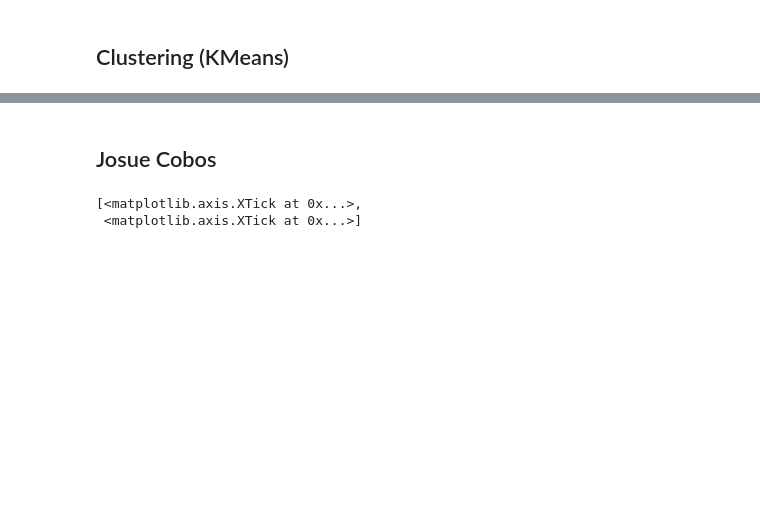
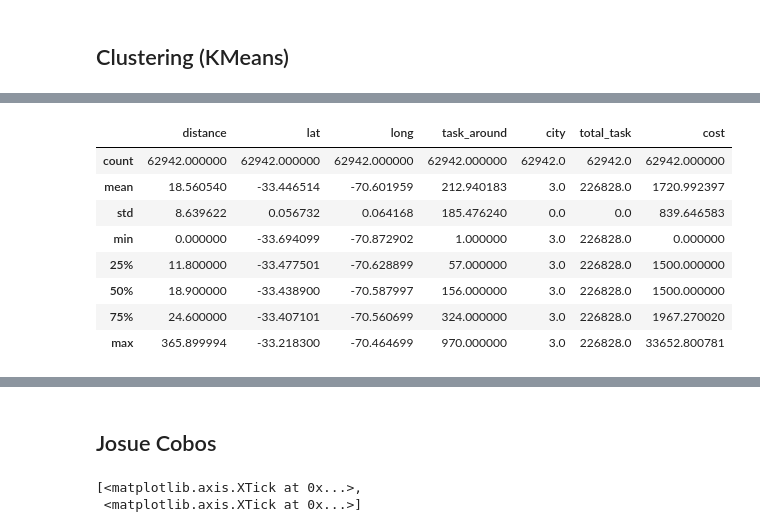
Before and after one commit to enmanuel-mag/ICD-Proyect, a Jupyter notebook: Proyect/notebooks/icd.ipynb, the cells around one changed output, grey strips where cells are left out. Cells and saved outputs as stored; diff of their text form; code cells hidden in the pictures; blank space fills up the shorter version.

```diff
--- a/Proyect/notebooks/icd.ipynb
+++ b/Proyect/notebooks/icd.ipynb
@@ -409,0 +418,4 @@ dfclus['cluster'] = model.labels_
+# %%
+print(df[ df['cluster'] == 1 ][features].delivery_dt.mean())
+df[ df['cluster'] == 1 ][features].describe()
+# %% [output]
@@ -409,0 +423,9 @@ dfclus['cluster'] = model.labels_
+|  | distance | lat | long | task_around | city | total_task | cost |
+| count | 62942.000000 | 62942.000000 | 62942.000000 | 62942.000000 | 62942.0 | 62942.0 | 62942.000000 |
+| mean | 18.560540 | -33.446514 | -70.601959 | 212.940183 | 3.0 | 226828.0 | 1720.992397 |
+| std | 8.639622 | 0.056732 | 0.064168 | 185.476240 | 0.0 | 0.0 | 839.646583 |
+| min | 0.000000 | -33.694099 | -70.872902 | 1.000000 | 3.0 | 226828.0 | 0.000000 |
+| 25% | 11.800000 | -33.477501 | -70.628899 | 57.000000 | 3.0 | 226828.0 | 1500.000000 |
+| 50% | 18.900000 | -33.438900 | -70.587997 | 156.000000 | 3.0 | 226828.0 | 1500.000000 |
+| 75% | 24.600000 | -33.407101 | -70.560699 | 324.000000 | 3.0 | 226828.0 | 1967.270020 |
+| max | 365.899994 | -33.218300 | -70.464699 | 970.000000 | 3.0 | 226828.0 | 33652.800781 |
```
Also changed, not shown: parts of 25 cells of this notebook, 4 other files.
